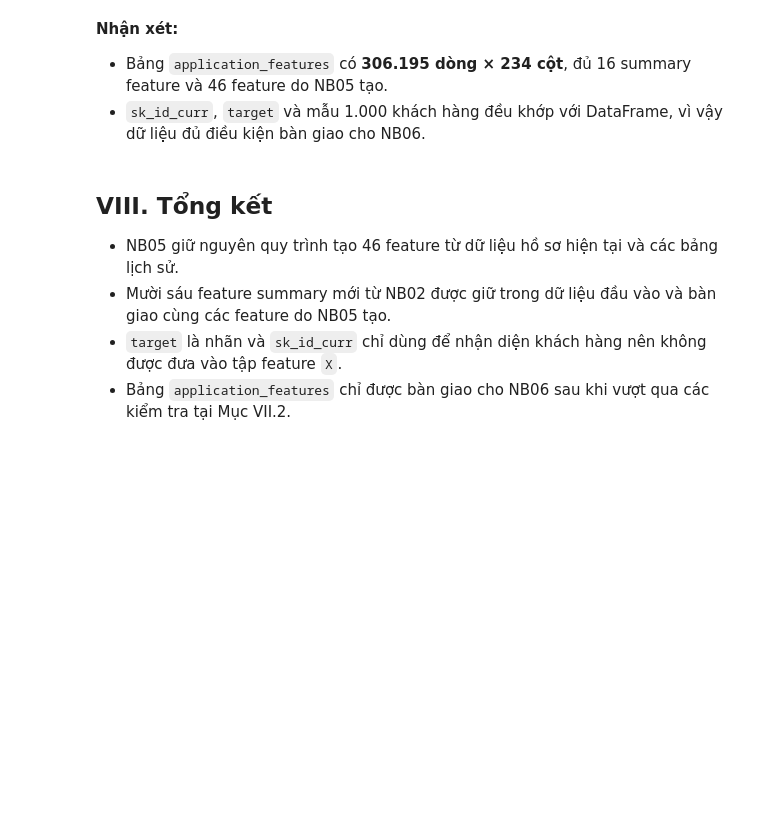
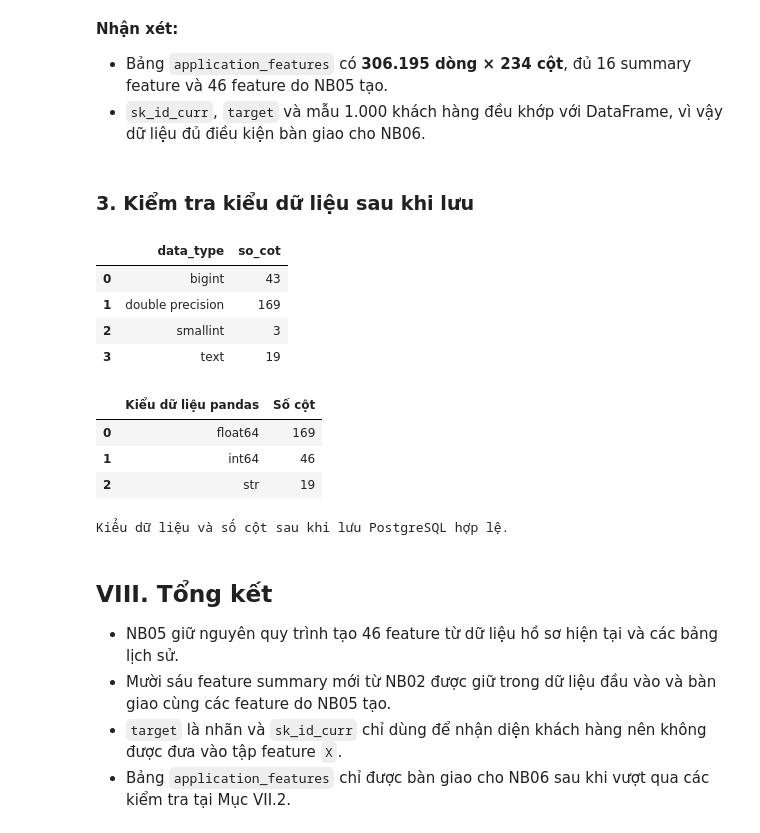
Before and after one commit to thanhhung9720001-collab/credit-risk-classifier, a Jupyter notebook: notebooks/05_feature_engineering.ipynb, the cells around one changed output. Drawn from its saved outputs; the diff is of its cells as text; code cells hidden in the pictures; blank space fills up the shorter version.

```diff
--- a/notebooks/05_feature_engineering.ipynb
+++ b/notebooks/05_feature_engineering.ipynb
@@ -1573,6 +1584,57 @@ Bảng đủ điều kiện bàn giao cho NB06.
 
 - Bảng `application_features` có **306.195 dòng × 234 cột**, đủ 16 summary feature và 46 feature do NB05 tạo.
 - `sk_id_curr`, `target` và mẫu 1.000 khách hàng đều khớp với DataFrame, vì vậy dữ liệu đủ điều kiện bàn giao cho NB06.
+# %% [markdown]
+### 3. Kiểm tra kiểu dữ liệu sau khi lưu
+# %%
+# Kiểm tra kiểu dữ liệu sau khi lưu application_features vào PostgreSQL.
+
+# 1. Thống kê kiểu dữ liệu trong PostgreSQL.
+saved_types = pd.read_sql(
+    """
+    SELECT
+        data_type,
+        COUNT(*) AS so_cot
+    FROM information_schema.columns
+    WHERE table_schema = 'public'
+      AND table_name = 'application_features'
+    GROUP BY data_type
+    ORDER BY data_type
+    """,
+    engine,
+)
+
+# 2. Đọc lại một phần dữ liệu để kiểm tra dtype trong pandas.
+saved_df = pd.read_sql(
+    "SELECT * FROM public.application_features LIMIT 1000",
+    engine,
+)
+
+saved_pandas_types = (
+    saved_df.dtypes.astype(str)
+    .value_counts()
+    .rename_axis("Kiểu dữ liệu pandas")
+    .reset_index(name="Số cột")
+)
+
+display(saved_types)
+display(saved_pandas_types)
+
+assert saved_types["so_cot"].sum() == df.shape[1]
+assert saved_df.shape[1] == df.shape[1]
+
+print("Kiểu dữ liệu và số cột sau khi lưu PostgreSQL hợp lệ.")
+# %% [output]
+|  | data_type | so_cot |
+| 0 | bigint | 43 |
+| 1 | double precision | 169 |
+| 2 | smallint | 3 |
+| 3 | text | 19 |
+|  | Kiểu dữ liệu pandas | Số cột |
+| 0 | float64 | 169 |
+| 1 | int64 | 46 |
+| 2 | str | 19 |
+Kiểu dữ liệu và số cột sau khi lưu PostgreSQL hợp lệ.
 # %% [markdown]
 ## VIII. Tổng kết
 
```
Also changed, not shown: parts of 1 cell of this notebook, 1 other file.
